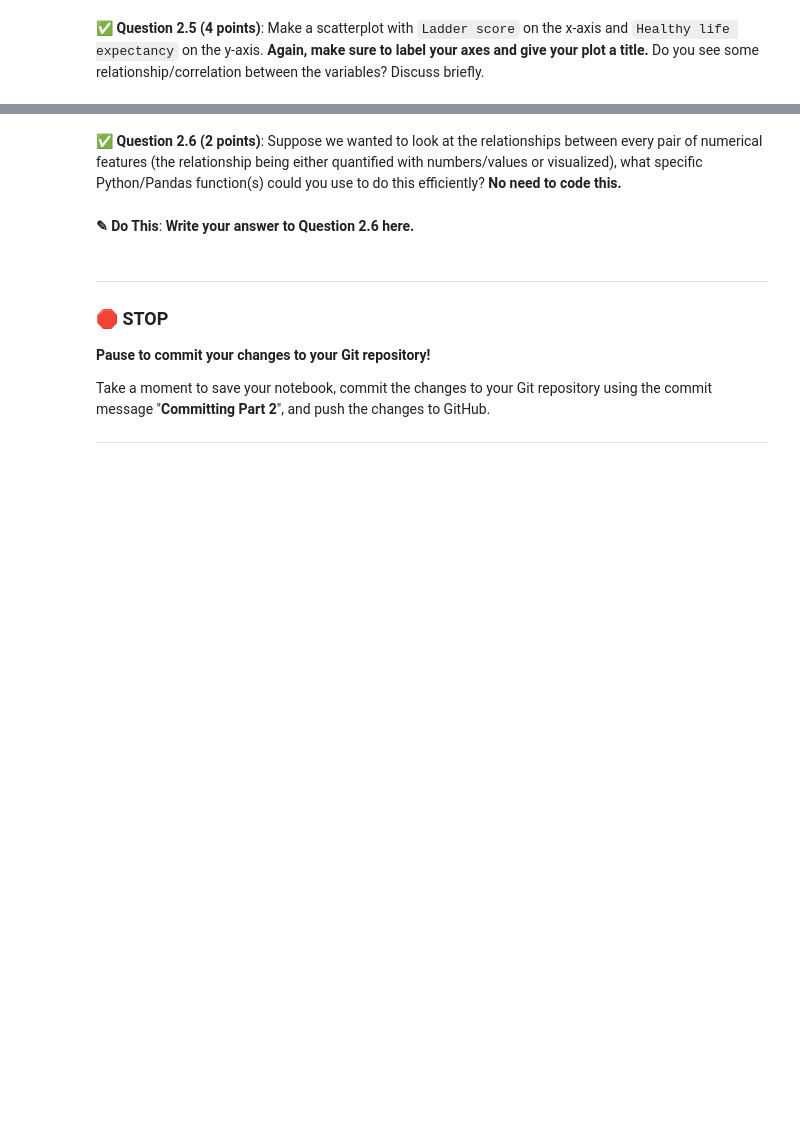
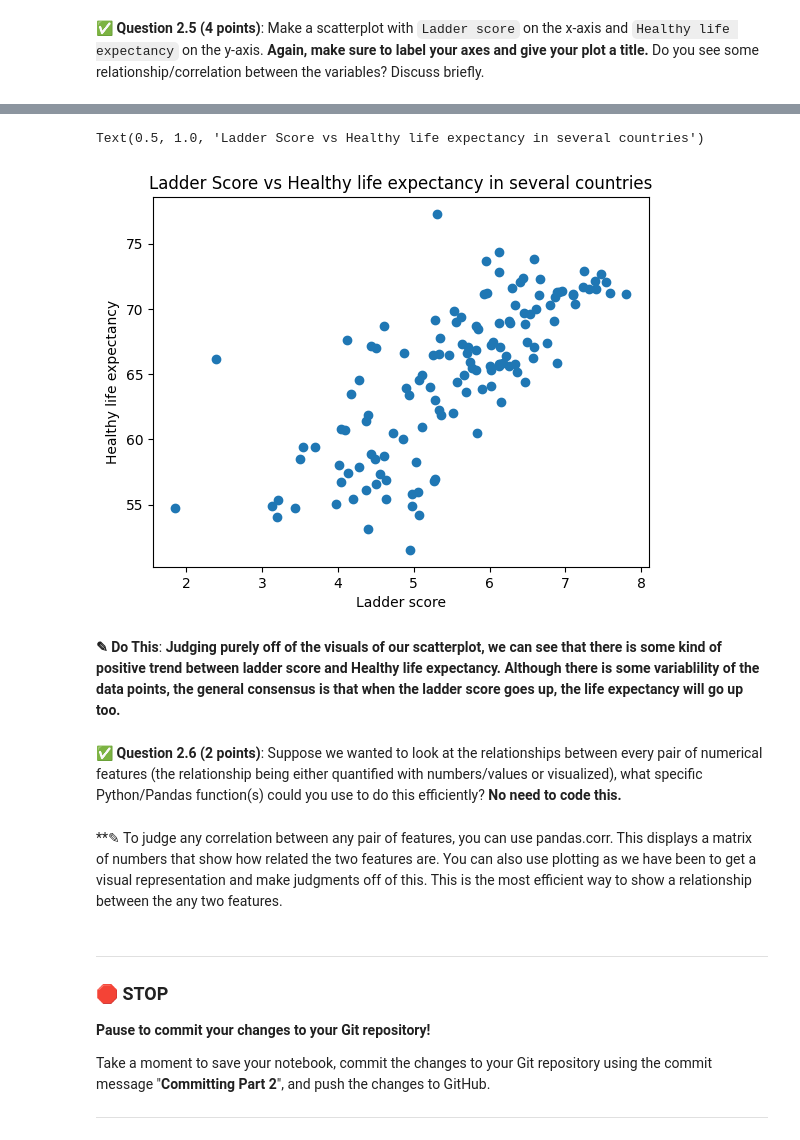
Before and after one commit to brytran/CMSE202-f23-turnin, a Jupyter notebook: midterm/CMSE202-Midterm-Section003-STUDENT.ipynb, the cells around one changed output, grey strips where cells are left out. Saved outputs shown, nothing was run; the diff lists cells and outputs as text; code cells hidden in the pictures; blank space fills up the shorter version.

```diff
--- a/midterm/CMSE202-Midterm-Section003-STUDENT.ipynb
+++ b/midterm/CMSE202-Midterm-Section003-STUDENT.ipynb
@@ -110,7 +162,20 @@ The file is also on D2L.
+# %%
+# Put your code for Question 2.5 here
+x = data["Ladder score"]
+y = data["Healthy life expectancy"]
+plt.scatter(x,y)
+plt.xlabel("Ladder score")
+plt.ylabel("Healthy life expectancy")
+plt.title("Ladder Score vs Healthy life expectancy in several countries")
+# %% [output]
+Text(0.5, 1.0, 'Ladder Score vs Healthy life expectancy in several countries')
+[figure, added]
+# %% [markdown]
+**<font size=+3>&#9998;</font> Do This**: **Judging purely off of the visuals of our scatterplot, we can see that there is some kind of positive trend between ladder score and Healthy life expectancy. Although there is some variablility of the data points, the general consensus is that when the ladder score goes up, the life expectancy will go up too.**
 # %% [markdown]
 &#9989; **Question 2.6 (2 points)**: Suppose we wanted to look at the relationships between every pair of numerical features (the relationship being either quantified with numbers/values or visualized), what specific Python/Pandas function(s) could you use to do this efficiently? **No need to code this.**
-# %% [markdown]
-**<font size=+3>&#9998;</font> Do This**: **Write your answer to Question 2.6 here.**
+# %% [markdown]
+**<font size=+3>&#9998;</font> To judge any correlation between any pair of features, you can use pandas.corr. This displays a matrix of numbers that show how related the two features are. You can also use plotting as we have been to get a visual representation and make judgments off of this. This is the most efficient way to show a relationship between the any two features.
 # %% [markdown]
 ---
 ### &#128721; STOP
```
Also changed, not shown: parts of 18 cells of this notebook.
